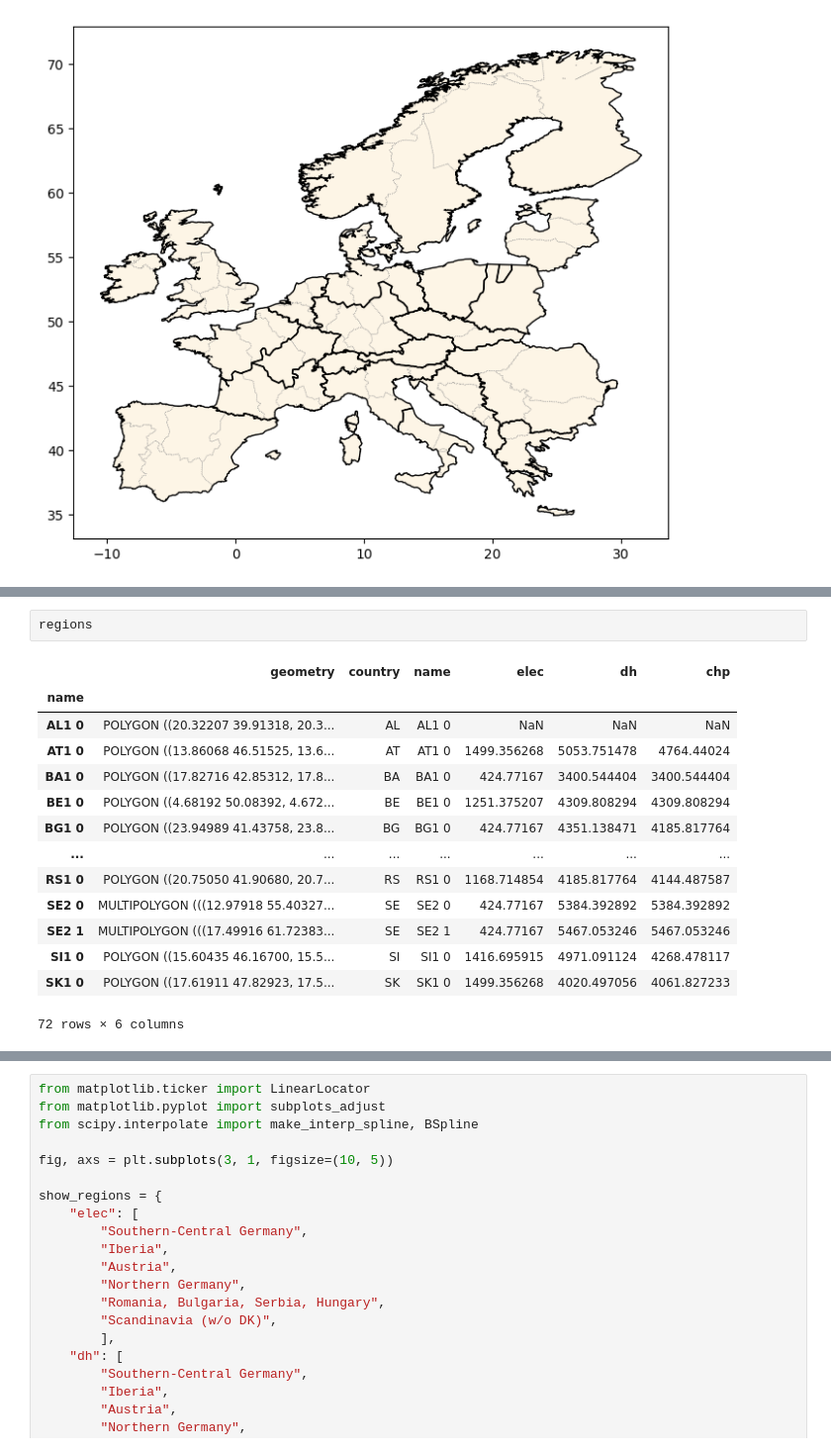
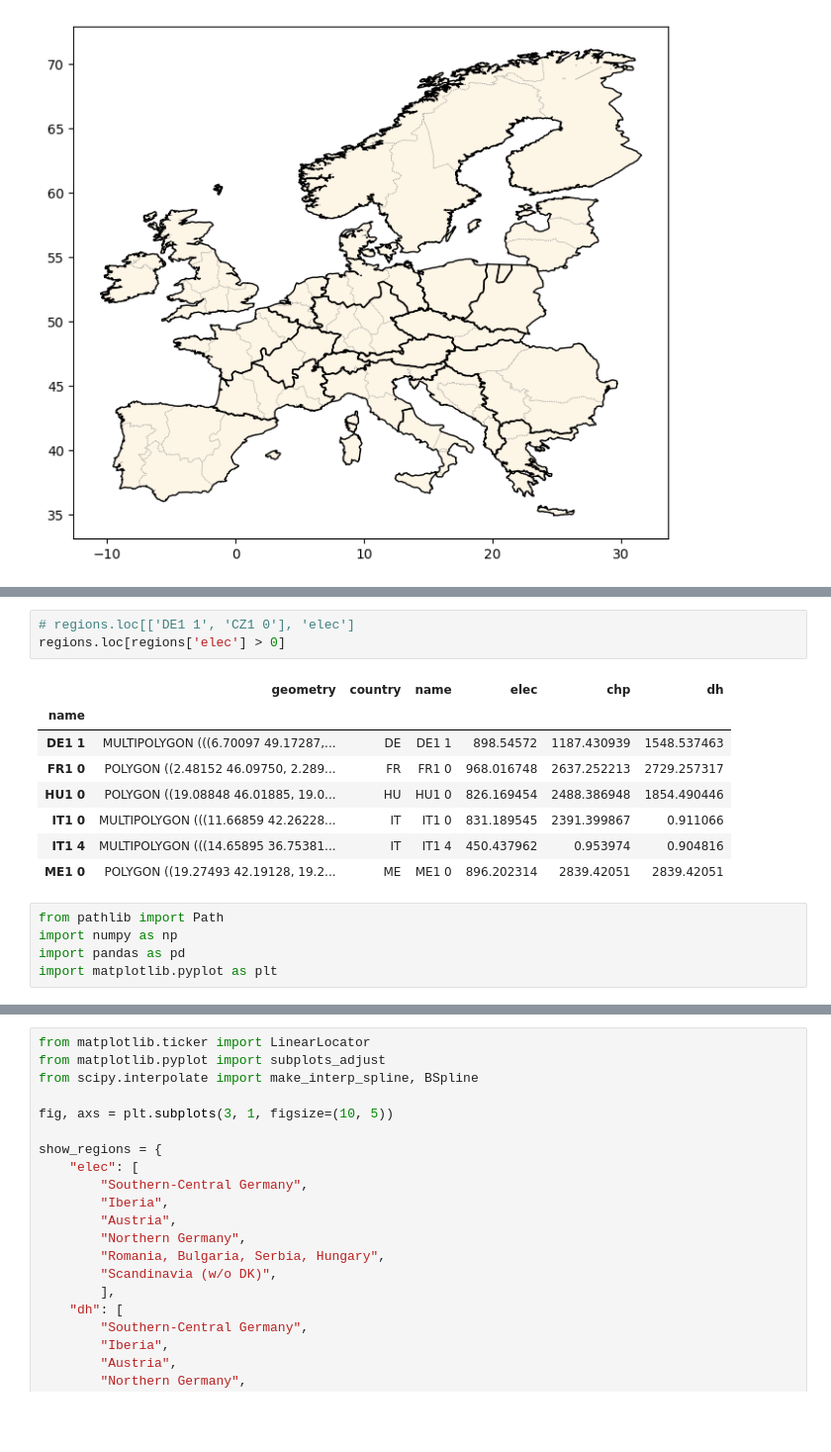
Before and after one commit to LukasFrankenQ/egs_market_integration, a Jupyter notebook: notebooks/new_spatial_analysis.ipynb, the cells around one changed output, grey strips where cells are left out. Shown at 99% size. Cells and saved outputs as stored; diff of their text form; blank space fills up the shorter version.

```diff
--- a/notebooks/new_spatial_analysis.ipynb
+++ b/notebooks/new_spatial_analysis.ipynb
@@ -313,17 +403,17 @@ plt.show()
-# %%
-regions
-# %% [output]
-|  | geometry | country | name | elec | dh | chp |
-| name |  |  |  |  |  |  |
-| AL1 0 | POLYGON ((20.32207 39.91318, 20.3... | AL | AL1 0 | NaN | NaN | NaN |
-| AT1 0 | POLYGON ((13.86068 46.51525, 13.6... | AT | AT1 0 | 1499.356268 | 5053.751478 | 4764.44024 |
-| BA1 0 | POLYGON ((17.82716 42.85312, 17.8... | BA | BA1 0 | 424.77167 | 3400.544404 | 3400.544404 |
-| BE1 0 | POLYGON ((4.68192 50.08392, 4.672... | BE | BE1 0 | 1251.375207 | 4309.808294 | 4309.808294 |
-| BG1 0 | POLYGON ((23.94989 41.43758, 23.8... | BG | BG1 0 | 424.77167 | 4351.138471 | 4185.817764 |
-| ... | ... | ... | ... | ... | ... | ... |
-| RS1 0 | POLYGON ((20.75050 41.90680, 20.7... | RS | RS1 0 | 1168.714854 | 4185.817764 | 4144.487587 |
-| SE2 0 | MULTIPOLYGON (((12.97918 55.40327... | SE | SE2 0 | 424.77167 | 5384.392892 | 5384.392892 |
-| SE2 1 | MULTIPOLYGON (((17.49916 61.72383... | SE | SE2 1 | 424.77167 | 5467.053246 | 5467.053246 |
-| SI1 0 | POLYGON ((15.60435 46.16700, 15.5... | SI | SI1 0 | 1416.695915 | 4971.091124 | 4268.478117 |
-| SK1 0 | POLYGON ((17.61911 47.82923, 17.5... | SK | SK1 0 | 1499.356268 | 4020.497056 | 4061.827233 |
-72 rows × 6 columns
+# %%
+# regions.loc[['DE1 1', 'CZ1 0'], 'elec']
+regions.loc[regions['elec'] > 0]
+# %% [output]
+|  | geometry | country | name | elec | chp | dh |
+| name |  |  |  |  |  |  |
+| DE1 1 | MULTIPOLYGON (((6.70097 49.17287,... | DE | DE1 1 | 898.54572 | 1187.430939 | 1548.537463 |
+| FR1 0 | POLYGON ((2.48152 46.09750, 2.289... | FR | FR1 0 | 968.016748 | 2637.252213 | 2729.257317 |
+| HU1 0 | POLYGON ((19.08848 46.01885, 19.0... | HU | HU1 0 | 826.169454 | 2488.386948 | 1854.490446 |
+| IT1 0 | MULTIPOLYGON (((11.66859 42.26228... | IT | IT1 0 | 831.189545 | 2391.399867 | 0.911066 |
+| IT1 4 | MULTIPOLYGON (((14.65895 36.75381... | IT | IT1 4 | 450.437962 | 0.953974 | 0.904816 |
+| ME1 0 | POLYGON ((19.27493 42.19128, 19.2... | ME | ME1 0 | 896.202314 | 2839.42051 | 2839.42051 |
+# %%
+from pathlib import Path
+import numpy as np
+import pandas as pd
+import matplotlib.pyplot as plt
```
Also changed, not shown: parts of 5 cells of this notebook, 4 other files.
